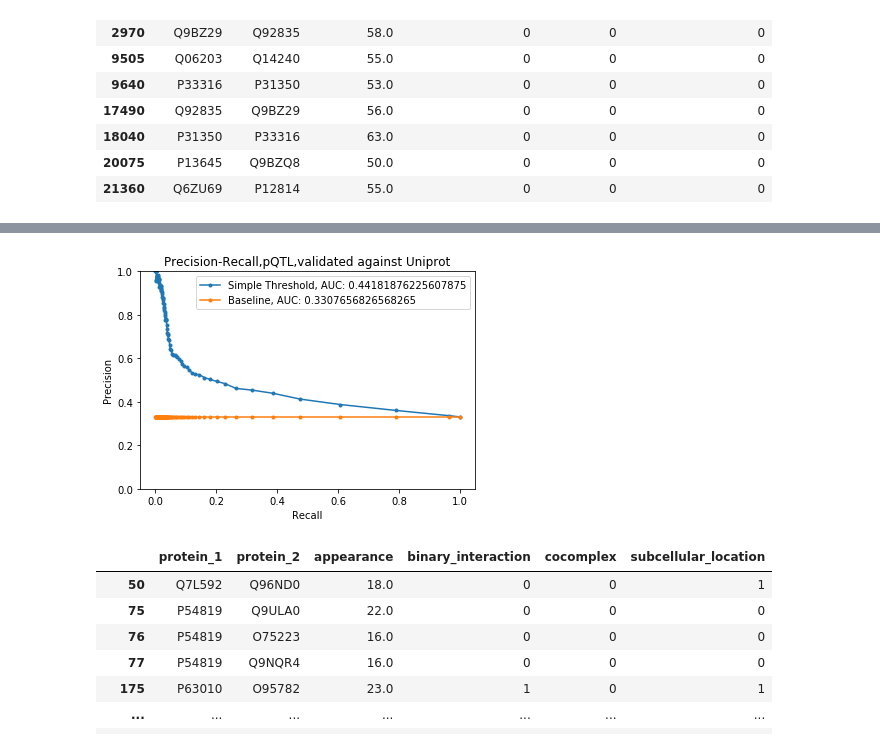
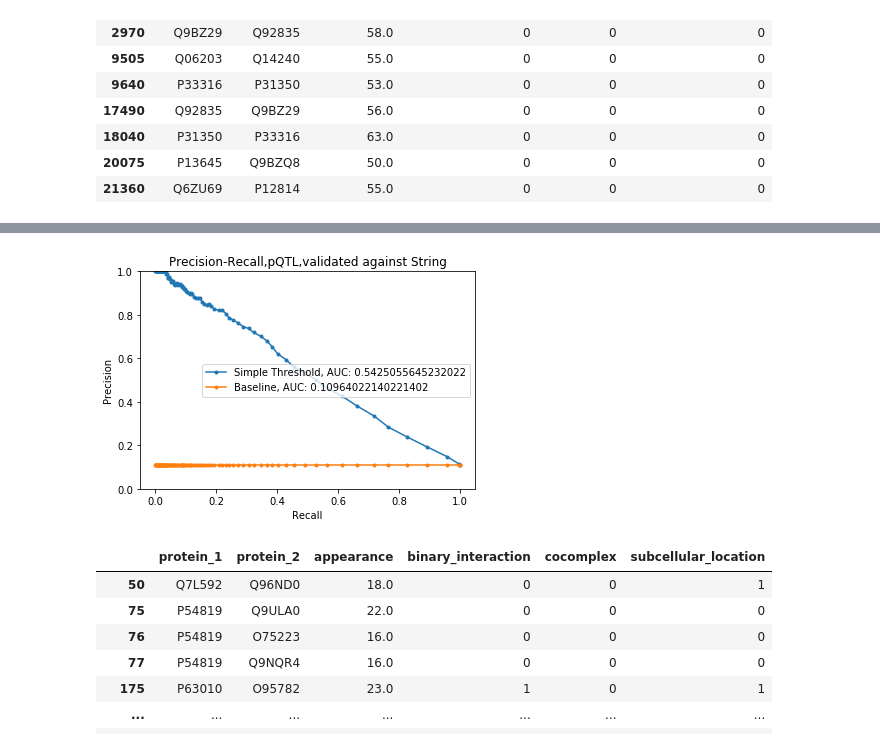
Before and after one commit to hoyinchu/ProteomicsResearch, a Jupyter notebook: notebooks/GenerativeLinkPrediction.ipynb, the cells around one changed output, grey strips where cells are left out. Drawn from its saved outputs; the diff is of its cells as text; code cells hidden in the pictures.

```diff
--- a/notebooks/GenerativeLinkPrediction.ipynb
+++ b/notebooks/GenerativeLinkPrediction.ipynb
@@ -97,13 +97,13 @@ def overall_interaction_counts(proteins,interation_candidates,interaction='physi
         count_list.append(short_list)
     return count_list
 
-def convert_prediction_to_df(proteins,interation_candidates,count_matrix):
+def convert_prediction_to_df(proteins,interation_candidates,count_matrix,feature_col='appearance'):
     assert len(proteins) == len(interation_candidates) and len(proteins) == len(count_matrix)
     predictions = []
     for i in range(len(proteins)):
         for j in range(len(interation_candidates[i])):
             predictions.append((proteins[i],interation_candidates[i][j],count_matrix[i][j]))
-    df = pd.DataFrame(predictions, columns =['protein_1', 'protein_2', 'appearance'])
+    df = pd.DataFrame(predictions, columns =['protein_1', 'protein_2', feature_col])
     return df
 
 def validate_relations_in_df(df):
@@ -213,6 +213,7 @@ def generate_network_from_df(df):
         ppa_graph.add_edge(protein1,protein2,appearance=appearance)
     return ppa_graph
 
+
 def make_predictions_based_on_threshold(name_vector,chunked_candidates,threshold_range,count_lower_limit=3):
     precision_ys = []
 #     correct_predictions = []
@@ -390,21 +391,38 @@ def simplifed_report_df(report_dict):
     return df
 
 from sklearn.metrics import auc
+from sklearn.metrics import precision_recall_curve
 def df_precision_recall_analysis(ground_truth,thresholds,model_label,title,ylim=None):
     if ylim:
-        pyplot.ylim(ylim)
+        plt.ylim(ylim)
     prec, recall, prc_threhsold = precision_recall_curve(ground_truth,thresholds)
     no_skill_prec,no_skill_recall, _ = precision_recall_curve(ground_truth,np.zeros(len(ground_truth)))
     no_skill_prec = [np.sum(ground_truth) / len(ground_truth) for i in range(len(recall))]
     model_auc = auc(recall,prec)
     no_skill_auc = auc(recall,no_skill_prec)
-    pyplot.plot(recall, prec, marker='.', label=f'{model_label}, AUC: {model_auc}')
-    pyplot.plot(recall, no_skill_prec, marker='.', label=f'Baseline, AUC: {no_skill_auc}')
-    pyplot.xlabel('Recall')
-    pyplot.ylabel('Precision')
-    pyplot.title(title)
-    pyplot.legend()
-    pyplot.show()
+    plt.plot(recall, prec, marker='.', label=f'{model_label}, AUC: {model_auc}')
+    plt.plot(recall, no_skill_prec, marker='.', label=f'Baseline, AUC: {no_skill_auc}')
+    plt.xlabel('Recall')
+    plt.ylabel('Precision')
+    plt.title(title)
+    plt.legend()
+    plt.show()
+
+
+from scipy.stats import ttest_1samp
+# Shuffle labels of given cliques for given amount of times. Returns a tensor of all results, sorted by clique size
+def network_random_model(cliques,shuffle_amount):
+    shuffled_results = []
+    for i in range(shuffle_amount):
+        shuffled_cliques = shuffle_cliques_node_label(cliques)
+        full_report_dict_shuffled = full_report_calculation_by_size(shuffled_cliques)
+        simplified_report_df_shuffled = simplifed_report_df(full_report_dict_shuffled)
+        simplified_report_df_shuffled = simplified_report_df_shuffled.sort_values(by=['clique_size'])
+        result = simplified_report_df_shuffled[['clique_size','hitting_cliques','total_cliques','precision','complex_hit']].to_numpy()
+        shuffled_results.append(result)
+        if i % 10 == 1:
+            print(f"{i/shuffle_amount}\%")
+    return np.array(shuffled_results)
 # %% [markdown]
 ## Comparisons
 # %%
@@ -593,12 +720,12 @@ df_roc_analysis(pQTL_pred_df,['appearance'],'subcellular_location','pQTL','Unipr
 # %%
-df_precision_recall_analysis(pQTL_pred_df['subcellular_location'].to_numpy(),
+df_precision_recall_analysis(pQTL_pred_df['binary_interaction'].to_numpy(),
                              pQTL_pred_df['appearance'].to_numpy(),
                              'Simple Threshold',
-                             'Precision-Recall,pQTL,validated against Uniprot',
+                             'Precision-Recall,pQTL,validated against String',
                              ylim=(0,1)
                             )
 # %% [output]
-[figure, old version]
+[figure, new version]
 # %%
 pQTL_pred_df_filtered = pQTL_pred_df[pQTL_pred_df['appearance'] >= 15]
 pQTL_pred_df_filtered
```
Also changed, not shown: parts of 100 cells of this notebook, 13 other files.
